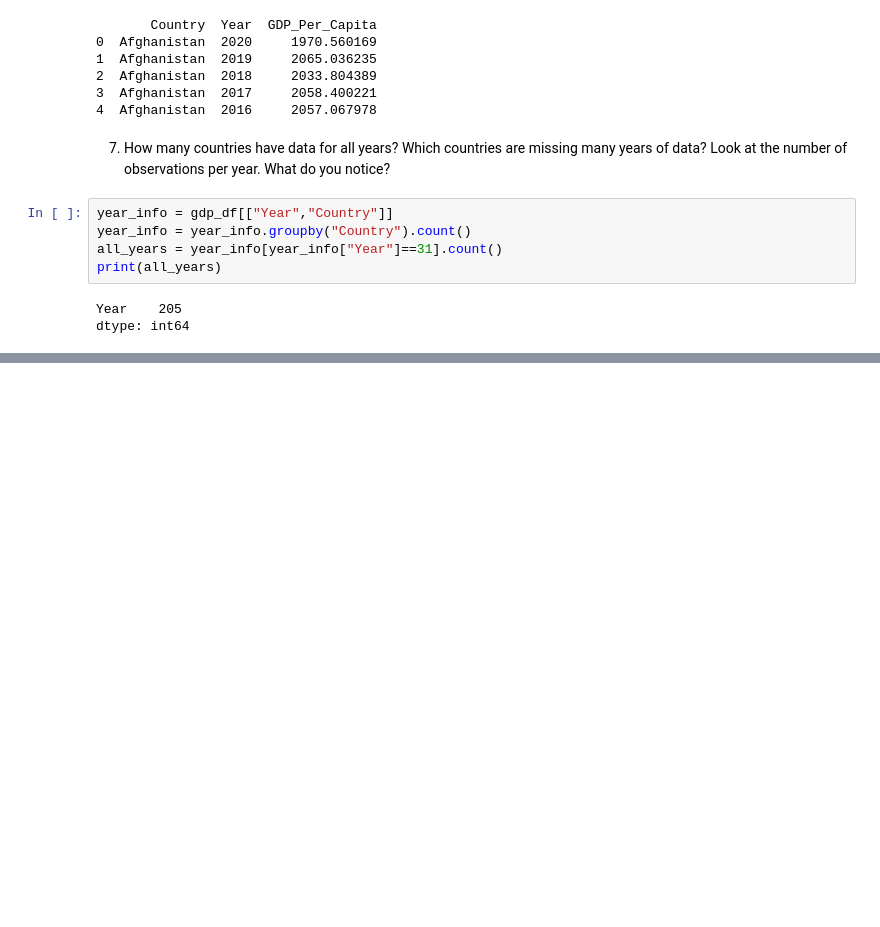
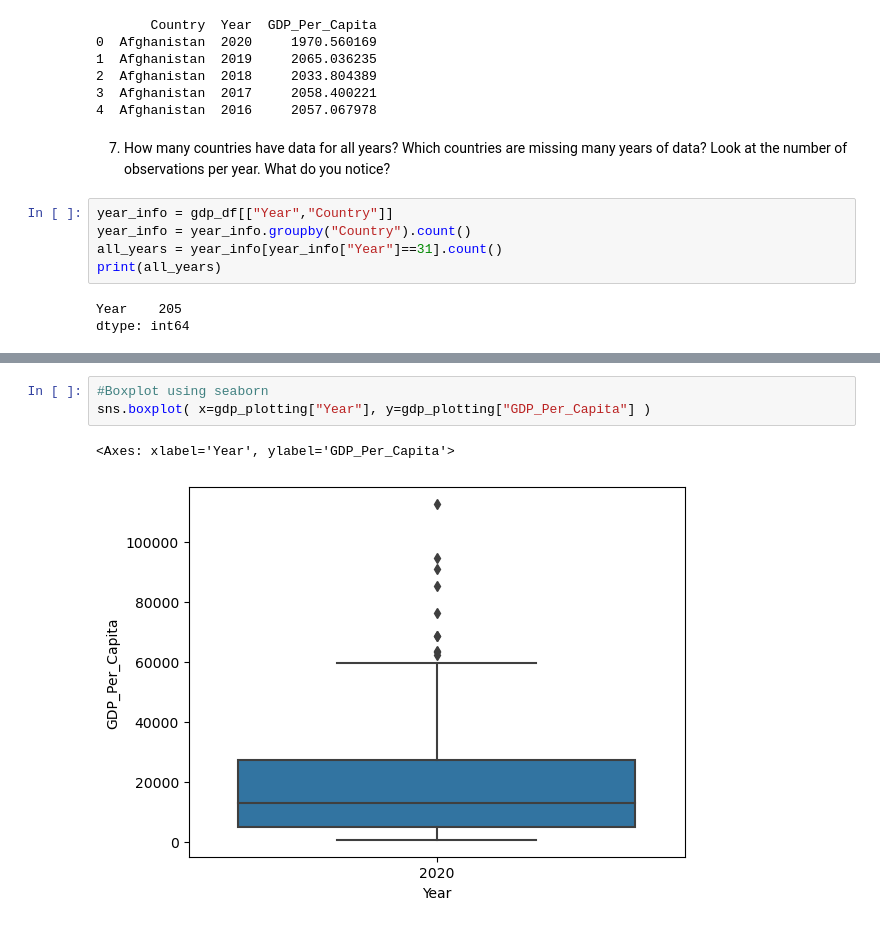
Before and after one commit to CaitlinC91/gdp-and-internet-usage-CaitlinC91, a Jupyter notebook: notebooks/un_gdp_internet_project.ipynb, the cells around one changed output, grey strips where cells are left out. Drawn from its saved outputs; the diff is of its cells as text; blank space fills up the shorter version.

```diff
--- a/notebooks/un_gdp_internet_project.ipynb
+++ b/notebooks/un_gdp_internet_project.ipynb
@@ -75,0 +84,6 @@ array([[<Axes: title={'center': 'Year'}>,
+# %%
+#Boxplot using seaborn
+sns.boxplot( x=gdp_plotting["Year"], y=gdp_plotting["GDP_Per_Capita"] )
+# %% [output]
+<Axes: xlabel='Year', ylabel='GDP_Per_Capita'>
+[figure, added]
```
Also changed, not shown: parts of 5 cells of this notebook.
